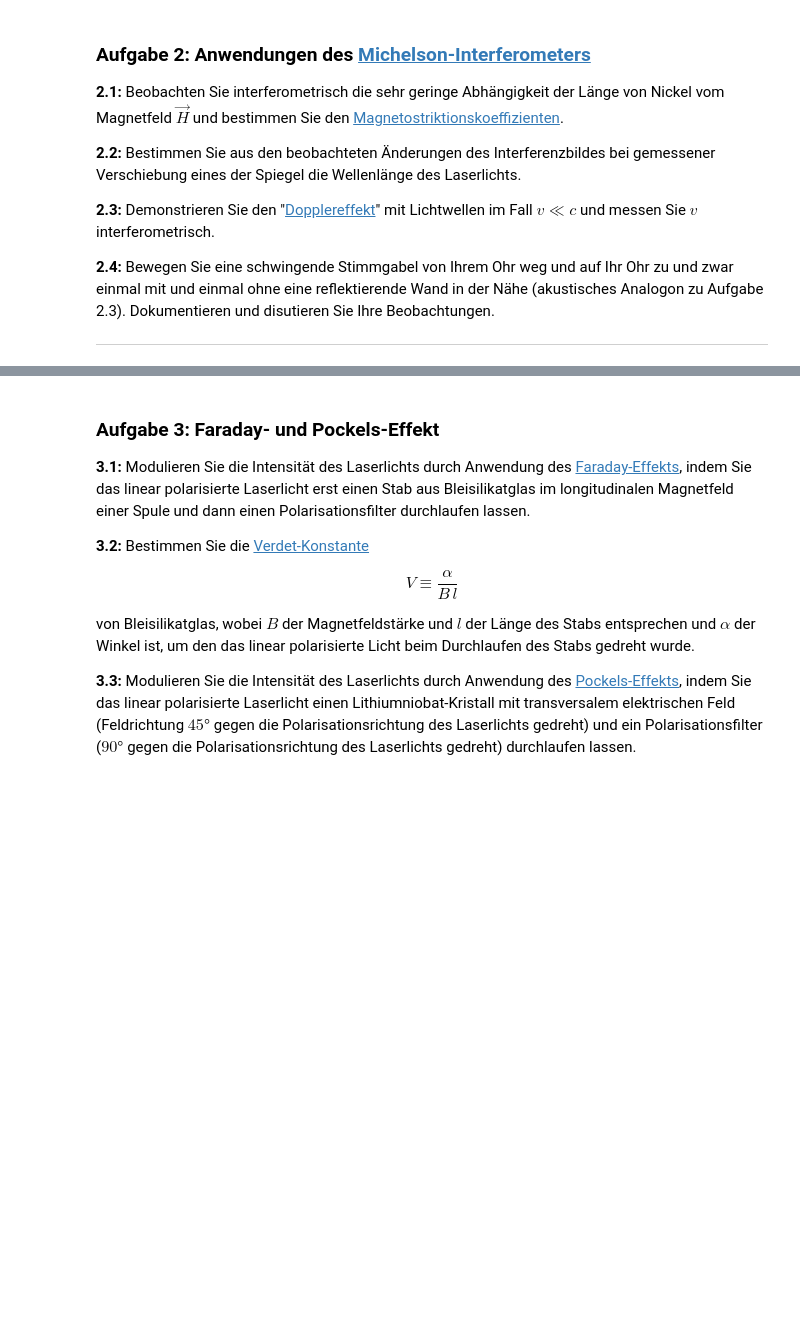
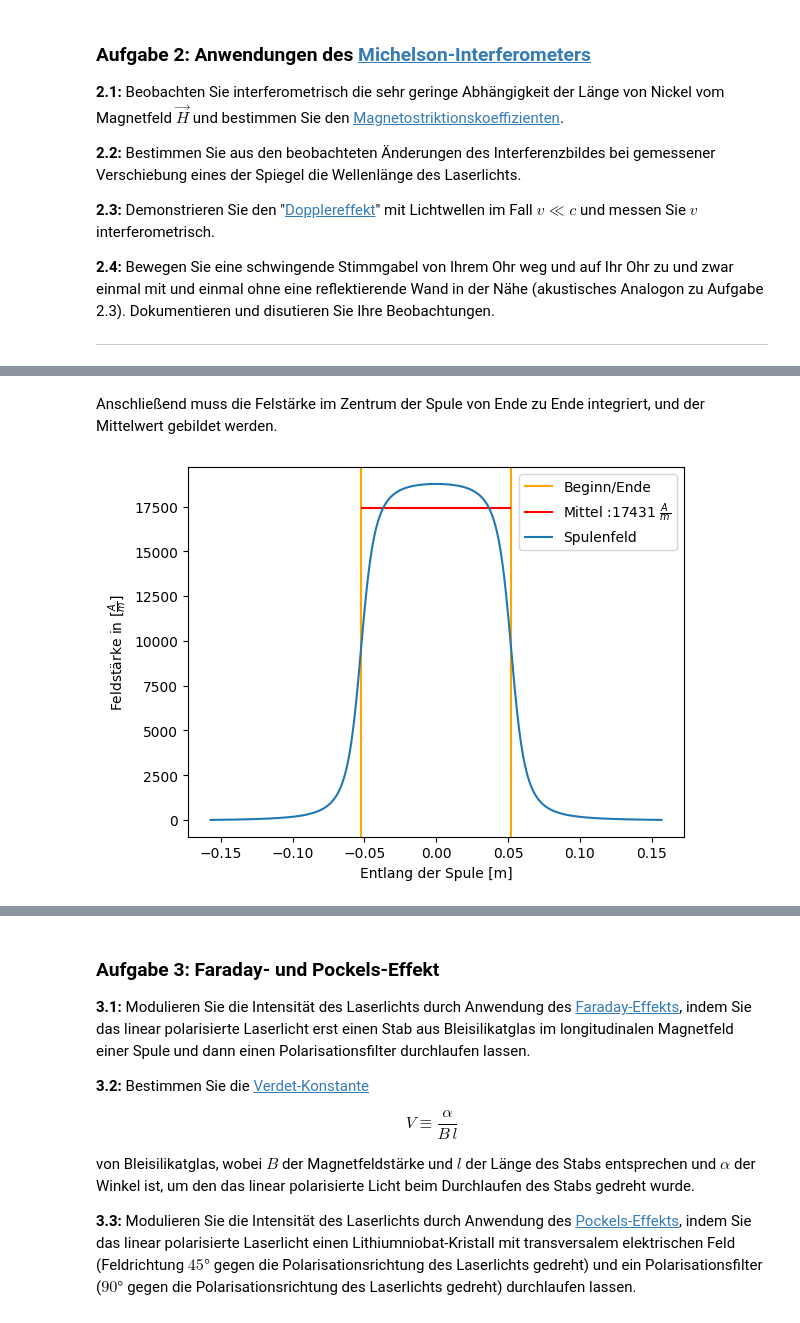
Before and after one commit to HerbertderGrosse/P2-sose-2024, a Jupyter notebook: Laser_Optik_Teil_B/Laser-Optik_Teil_B.ipynb, the cells around one changed output, grey strips where cells are left out. Cells and saved outputs as stored; diff of their text form; code cells hidden in the pictures; blank space fills up the shorter version.

```diff
--- a/Laser_Optik_Teil_B/Laser-Optik_Teil_B.ipynb
+++ b/Laser_Optik_Teil_B/Laser-Optik_Teil_B.ipynb
@@ -197,0 +222,16 @@ jonahsmikros = [40.0,45.38,49.81,53.95,58.38,62.21,66.47,70.73]
+# %% [markdown]
+Anschließend muss die Felstärke im Zentrum der Spule von Ende zu Ende integriert, und der Mittelwert gebildet werden.
+# %%
+field = s.field_c[1,:,0]
+x_values = s.stepsize*np.arange(-len(field)/2,len(field)/2)
+mittel = np.mean(field[403:797])
+plt.axvline(200*s.stepsize,color='Orange',label='Beginn/Ende')
+plt.axvline(-200*s.stepsize,color='Orange')
+plt.axhline(mittel,0.35,0.65,color='red',label=f'Mittel :{round(mittel)}'+r' $\frac{A}{m}$')
+plt.plot(x_values,field,label='Spulenfeld')
+plt.xlabel(r'Entlang der Spule [m]')
+plt.ylabel(r'Feldstärke in $[\frac{A}{m}]$')
+plt.legend()
+plt.show()
+# %% [output]
+[figure, added]
```
Also changed, not shown: parts of 28 cells of this notebook, 3 other files.
